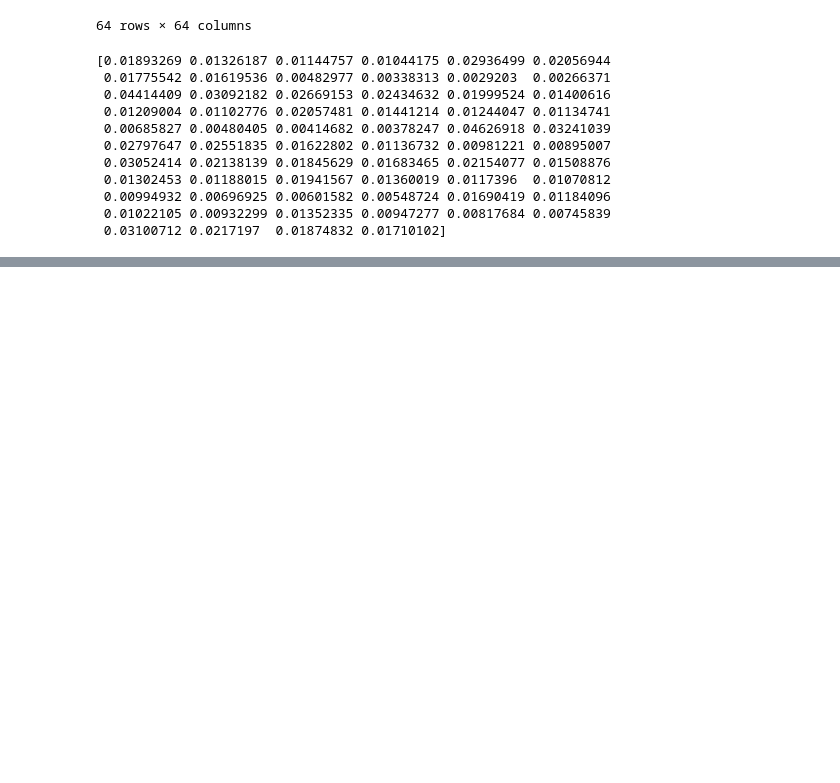
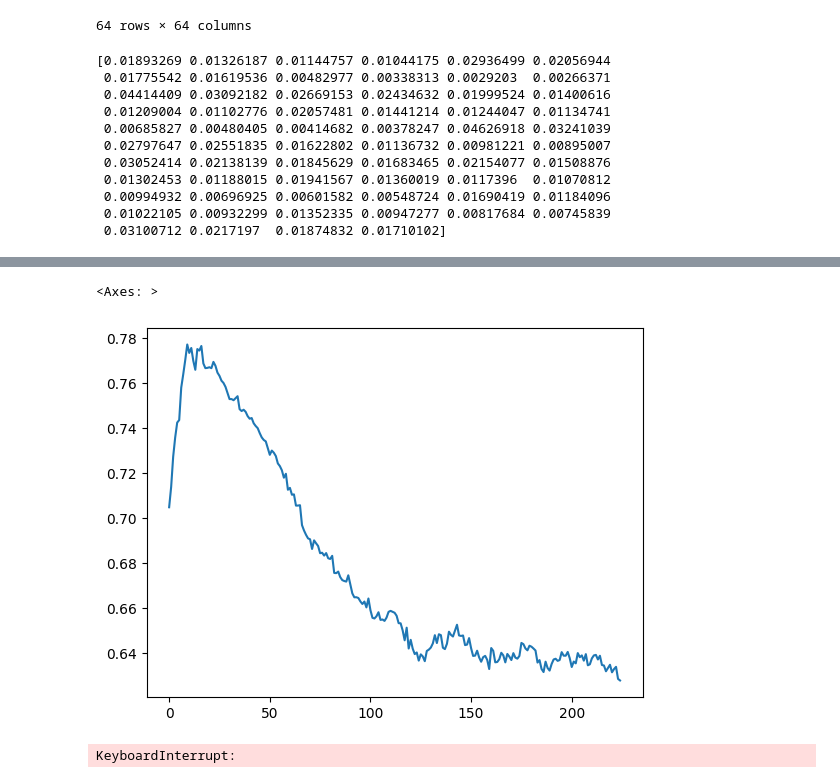
Before and after one commit to mitoclub/pr-29-trna-or-mutagenesis, a Jupyter notebook: local scripts/Simulation.ipynb, the cells around one changed output, grey strips where cells are left out. Drawn from its saved outputs; the diff is of its cells as text; code cells hidden in the pictures; blank space fills up the shorter version.

```diff
--- a/local scripts/Simulation.ipynb
+++ b/local scripts/Simulation.ipynb
@@ -1504,0 +1722,23 @@ print(state)
+# %%
+result_folder = fr'C:\Work\Lab\pr-29-trna-or-mutagenesis\local data\Simulation results(new ms2)\{gene}\{species}'
+result_df = pd.read_csv(result_folder+r'\SpearmanMean.csv', sep='\t').copy()
+result_df.spearman.plot()
+# %% [output]
+<Axes: >
+[figure, added]
+# %%
+for species in MS_new.index.levels[0]:
+    # genes_sp = MS_new.loc[species].index
+    # for gene in tqdm(genes_sp):
+    gene = 'CytB'
+    if gene in CU[CU.Species==species].Gene.values:  # without .values it compares with the Series's index
+        sim_codon_usage = CU.loc[(CU.Species==species), CODONS].sum()
+        result_folder = fr'C:\Work\Lab\pr-29-trna-or-mutagenesis\local data\Simulation results(new ms)\{gene}\{species}'
+        simulation_new(species=species,
+                        result_folder=result_folder,
+                        mutspec=MS_new,
+                        sim_codon_usage=sim_codon_usage,
+                        samples_number=20,
+                        gene=gene)
+# %% [output]
+KeyboardInterrupt:
```
Also changed, not shown: parts of 43 cells of this notebook, 2 other files.
